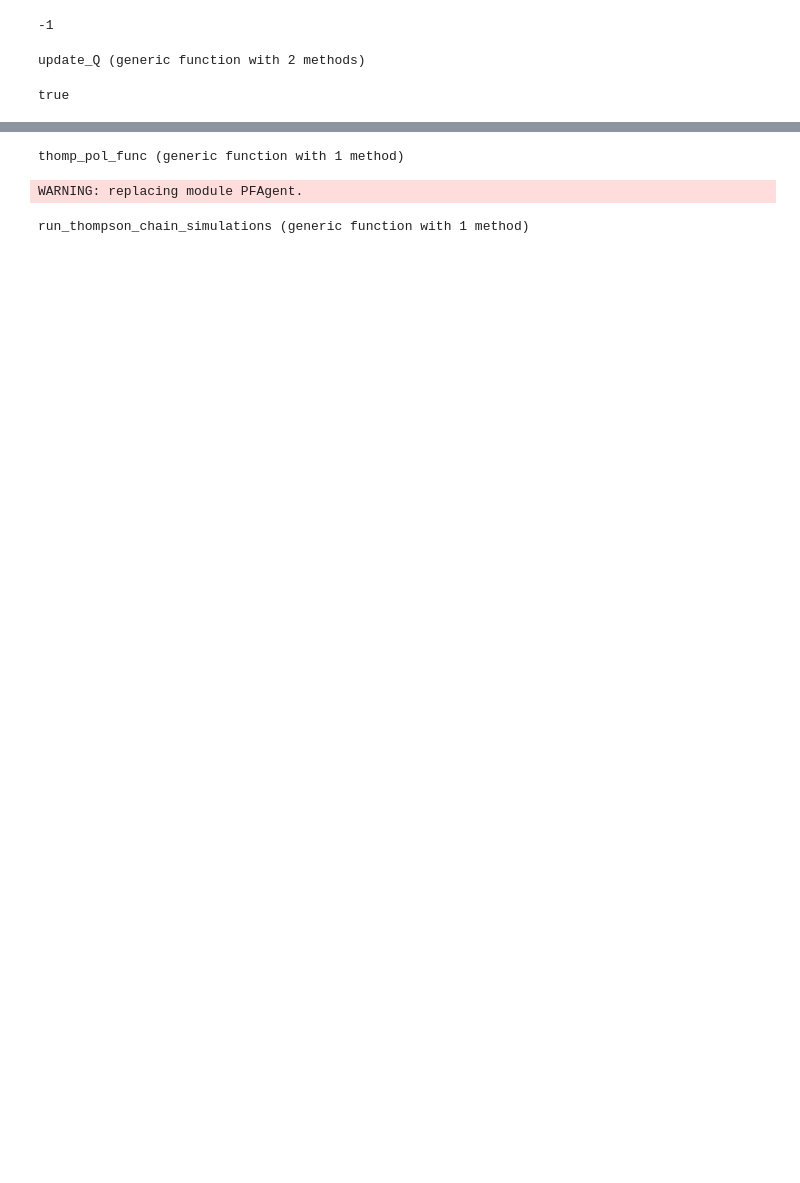
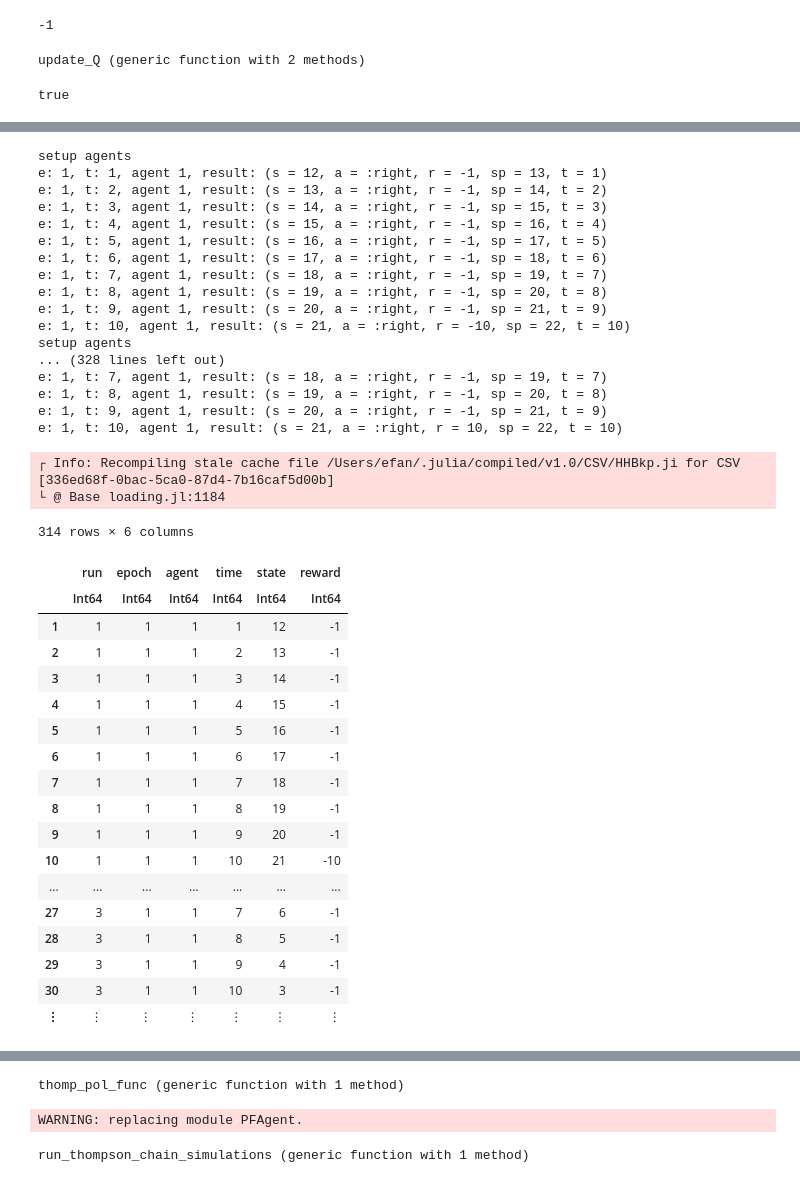
Before and after one commit to efancher/cs234_work_final_project, a Jupyter notebook: Final Project CS238.ipynb, the cells around one changed output, grey strips where cells are left out. Cells and saved outputs as stored; diff of their text form; code cells hidden in the pictures; blank space fills up the shorter version.

```diff
--- a/Final Project CS238.ipynb
+++ b/Final Project CS238.ipynb
@@ -290,3 +291,15 @@ function ucb_pol(Q_tables, N_tables, i, actions, s)
 end
 # %% [output]
 ucb_pol (generic function with 1 method)
+# %%
+function q_lookup_pol(Q_tables, N_tables, i, actions, s)
+    # return
+    if haskey(Q_tables[i], s)
+       val, idx = findmax(Q_tables[i][s]) # need to test
+       return action_map[idx]
+    else
+       act = action_map[rand(actions, 1)[1]]
+       println("selected random action $act!!!!!!!!!!!!!!!!!!!!!")
+       return act
+    end
+end
@@ -498,7 +538,7 @@ Any[Dict(18=>Dict(2=>-7.24291,1=>-6.7962),2=>Dict(2=>10.0,1=>10.0),16=>Dict(2=>-
 # %%
 
 include("./Agent.jl")
-# Thompson sampling
+# Base setup
 
 # Solution
 
@@ -507,9 +547,9 @@ include("./Agent.jl")
 # common
 num_agents = 1
 agents = Any[]
-num_states = 10
+num_states = 20
 num_actions = 2
-epochs = 100
+epochs = 10000
 H = floor(Int, 3 * num_states / 2)
 actions = [1, 2]
 action_map = Dict(1 => :left, :2 => :right)
@@ -523,7 +563,7 @@ theta = 10
 (Q_tables1, N_tables1, policies1) = PFAgent.setup_agents(states, num_states, num_agents,
                                                             actions, num_actions, ucb_pol)
 
-true_mdp = PFChainMDP.PChainMDP(num_states+2,1.0,.9, theta)
+true_mdp = PFChainMDP.PChainMDP(num_states+2,1.0,.99, theta)
 PFAgent.run_chain!(policies=policies1,
            found_target=chain_found_target,
            mdps=[true_mdp],
@@ -542,12 +582,12 @@ using JSON
 println("Q1:$(json(Q_tables1,2))")
 println("N1:$(json(N_tables1,2))")
 
-true_mdp2 = PFChainMDP.PChainMDP(num_states+2,1.0,.9, -theta)
+true_mdp2 = PFChainMDP.PChainMDP(num_states+2,1.0,.99, -theta)
 (Q_tables2, N_tables2, policies2) = PFAgent.setup_agents(states, num_states, num_agents,
                                                             actions, num_actions, ucb_pol)
 PFAgent.run_chain!(policies=policies2,
            found_target=chain_found_target,
-           true_mdp=true_mdp2,
+           mdps=[true_mdp2],
            update_Q=update_Q,
            n_agents=num_agents,
            n_states=num_states,
@@ -585,0 +689,46 @@ UndefKeywordError: UndefKeywordError: keyword argument mdps not assigned
+# %%
+num_agents = 1
+results = run_ucb_chain_simulations(30, Q_tables1, Q_tables2, N_tables1, N_tables2, num_agents)
+using CSV
+using DataFrames
+df_ucb = DataFrame(run = [x[1] for x in results], epoch = [x[2] for x in results], agent=[x[3] for x in results],
+               time = [x[4] for x in results], state = [x[5] for x in results], reward = [x[6] for x in results])
+# %% [output]
+setup agents
+e: 1, t: 1, agent 1, result: (s = 12, a = :right, r = -1, sp = 13, t = 1)
+e: 1, t: 2, agent 1, result: (s = 13, a = :right, r = -1, sp = 14, t = 2)
+e: 1, t: 3, agent 1, result: (s = 14, a = :right, r = -1, sp = 15, t = 3)
+e: 1, t: 4, agent 1, result: (s = 15, a = :right, r = -1, sp = 16, t = 4)
+e: 1, t: 5, agent 1, result: (s = 16, a = :right, r = -1, sp = 17, t = 5)
+e: 1, t: 6, agent 1, result: (s = 17, a = :right, r = -1, sp = 18, t = 6)
+e: 1, t: 7, agent 1, result: (s = 18, a = :right, r = -1, sp = 19, t = 7)
+e: 1, t: 8, agent 1, result: (s = 19, a = :right, r = -1, sp = 20, t = 8)
+e: 1, t: 9, agent 1, result: (s = 20, a = :right, r = -1, sp = 21, t = 9)
+e: 1, t: 10, agent 1, result: (s = 21, a = :right, r = -10, sp = 22, t = 10)
+setup agents
+... (328 lines left out)
+e: 1, t: 7, agent 1, result: (s = 18, a = :right, r = -1, sp = 19, t = 7)
+e: 1, t: 8, agent 1, result: (s = 19, a = :right, r = -1, sp = 20, t = 8)
+e: 1, t: 9, agent 1, result: (s = 20, a = :right, r = -1, sp = 21, t = 9)
+e: 1, t: 10, agent 1, result: (s = 21, a = :right, r = 10, sp = 22, t = 10)
+┌ Info: Recompiling stale cache file /Users/efan/.julia/compiled/v1.0/CSV/HHBkp.ji for CSV [336ed68f-0bac-5ca0-87d4-7b16caf5d00b]
+└ @ Base loading.jl:1184
+314 rows × 6 columns
+|  | run | epoch | agent | time | state | reward |
+|  | Int64 | Int64 | Int64 | Int64 | Int64 | Int64 |
+| 1 | 1 | 1 | 1 | 1 | 12 | -1 |
+| 2 | 1 | 1 | 1 | 2 | 13 | -1 |
+| 3 | 1 | 1 | 1 | 3 | 14 | -1 |
+| 4 | 1 | 1 | 1 | 4 | 15 | -1 |
+| 5 | 1 | 1 | 1 | 5 | 16 | -1 |
+| 6 | 1 | 1 | 1 | 6 | 17 | -1 |
+| 7 | 1 | 1 | 1 | 7 | 18 | -1 |
+| 8 | 1 | 1 | 1 | 8 | 19 | -1 |
+| 9 | 1 | 1 | 1 | 9 | 20 | -1 |
+| 10 | 1 | 1 | 1 | 10 | 21 | -10 |
+| ... | ... | ... | ... | ... | ... | ... |
+| 27 | 3 | 1 | 1 | 7 | 6 | -1 |
+| 28 | 3 | 1 | 1 | 8 | 5 | -1 |
+| 29 | 3 | 1 | 1 | 9 | 4 | -1 |
+| 30 | 3 | 1 | 1 | 10 | 3 | -1 |
+| ⋮ | ⋮ | ⋮ | ⋮ | ⋮ | ⋮ | ⋮ |
```
Also changed, not shown: parts of 20 cells of this notebook, 1 other file.
